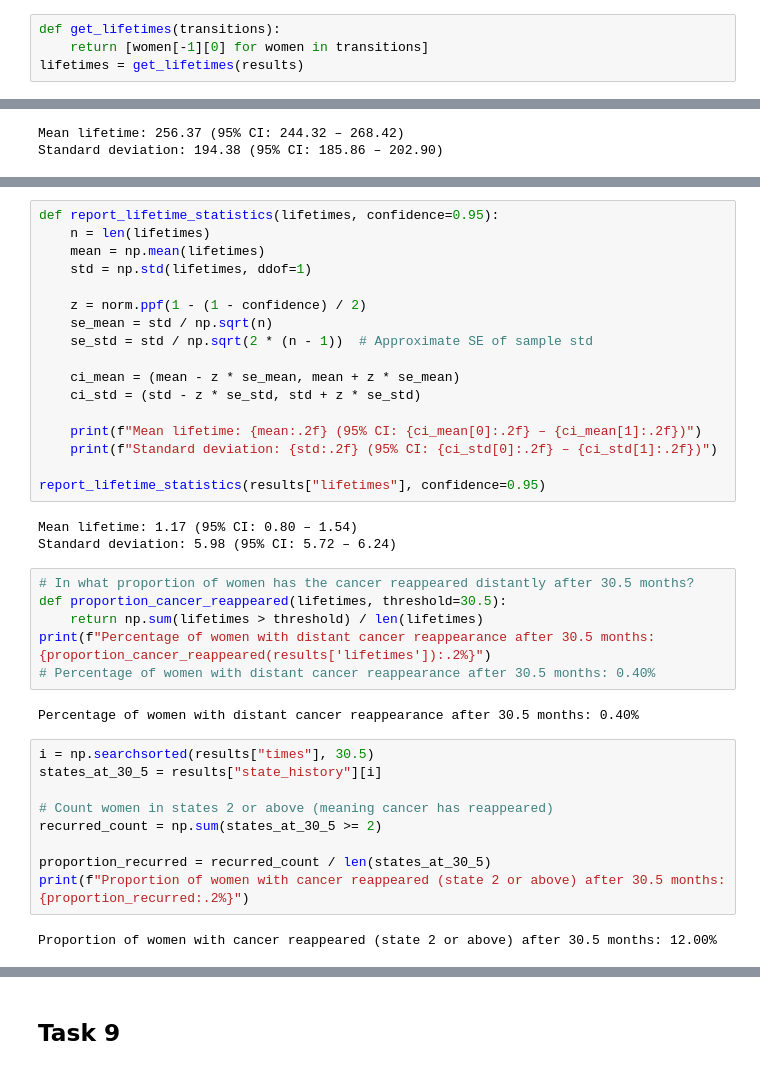
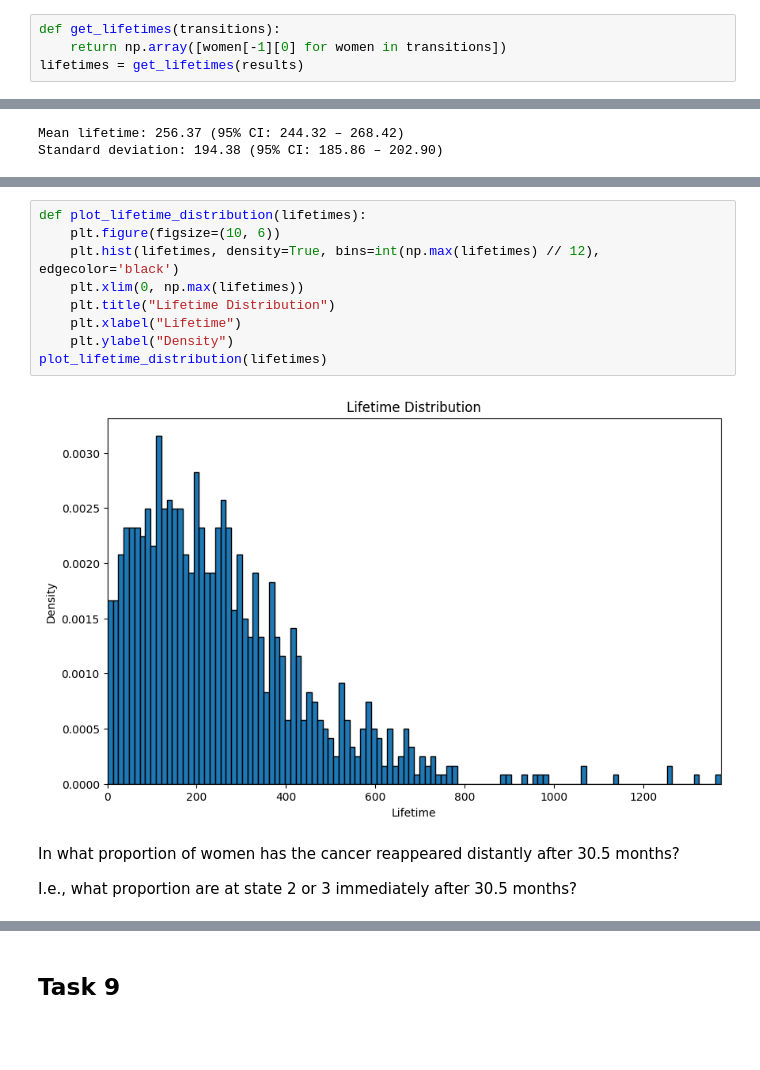
Before and after one commit to AntonJorg/stochastic_simulation, a Jupyter notebook: project1/Part2.ipynb, the cells around one changed output, grey strips where cells are left out. Drawn from its saved outputs; the diff is of its cells as text; blank space fills up the shorter version.

```diff
--- a/project1/Part2.ipynb
+++ b/project1/Part2.ipynb
@@ -117,7 +119,7 @@ plot_timeline(*args)
 -------
 # %%
 def get_lifetimes(transitions):
-    return [women[-1][0] for women in transitions]
+    return np.array([women[-1][0] for women in transitions])
 lifetimes = get_lifetimes(results)
 # %%
 def report_lifetime_statistics(lifetimes, confidence=0.95):
@@ -204,39 +144,15 @@ plot_lifetimes(results)
-# %%
-def report_lifetime_statistics(lifetimes, confidence=0.95):
-    n = len(lifetimes)
-    mean = np.mean(lifetimes)
-    std = np.std(lifetimes, ddof=1)
-
-    z = norm.ppf(1 - (1 - confidence) / 2)
-    se_mean = std / np.sqrt(n)
-    se_std = std / np.sqrt(2 * (n - 1))  # Approximate SE of sample std
-
-    ci_mean = (mean - z * se_mean, mean + z * se_mean)
-    ci_std = (std - z * se_std, std + z * se_std)
-
-    print(f"Mean lifetime: {mean:.2f} (95% CI: {ci_mean[0]:.2f} – {ci_mean[1]:.2f})")
-    print(f"Standard deviation: {std:.2f} (95% CI: {ci_std[0]:.2f} – {ci_std[1]:.2f})")
-
-report_lifetime_statistics(results["lifetimes"], confidence=0.95)
-# %% [output]
-Mean lifetime: 1.17 (95% CI: 0.80 – 1.54)
-Standard deviation: 5.98 (95% CI: 5.72 – 6.24)
-# %%
-# In what proportion of women has the cancer reappeared distantly after 30.5 months?
-def proportion_cancer_reappeared(lifetimes, threshold=30.5):
-    return np.sum(lifetimes > threshold) / len(lifetimes)
-print(f"Percentage of women with distant cancer reappearance after 30.5 months: {proportion_cancer_reappeared(results['lifetimes']):.2%}")
-# Percentage of women with distant cancer reappearance after 30.5 months: 0.40%
-# %% [output]
-Percentage of women with distant cancer reappearance after 30.5 months: 0.40%
-# %%
-i = np.searchsorted(results["times"], 30.5)
-states_at_30_5 = results["state_history"][i]
-
-# Count women in states 2 or above (meaning cancer has reappeared)
-recurred_count = np.sum(states_at_30_5 >= 2)
-
-proportion_recurred = recurred_count / len(states_at_30_5)
-print(f"Proportion of women with cancer reappeared (state 2 or above) after 30.5 months: {proportion_recurred:.2%}")
-# %% [output]
-Proportion of women with cancer reappeared (state 2 or above) after 30.5 months: 12.00%
+# %%
+def plot_lifetime_distribution(lifetimes):
+    plt.figure(figsize=(10, 6))
+    plt.hist(lifetimes, density=True, bins=int(np.max(lifetimes) // 12), edgecolor='black')
+    plt.xlim(0, np.max(lifetimes))
+    plt.title("Lifetime Distribution")
+    plt.xlabel("Lifetime")
+    plt.ylabel("Density")
+plot_lifetime_distribution(lifetimes)
+# %% [output]
+[figure, added]
+# %% [markdown]
+In what proportion of women has the cancer reappeared distantly after 30.5 months?
+
+I.e., what proportion are at state 2 or 3 immediately after 30.5 months?
```
Also changed, not shown: parts of 16 cells of this notebook.
